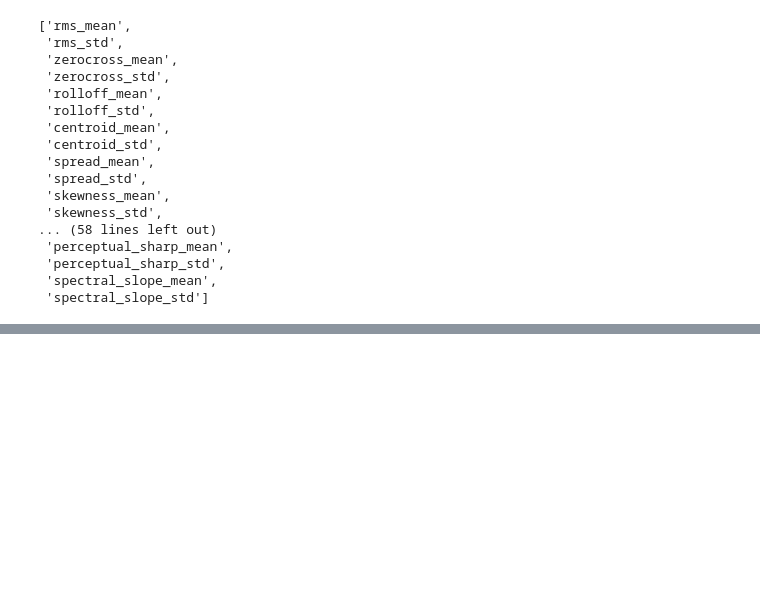
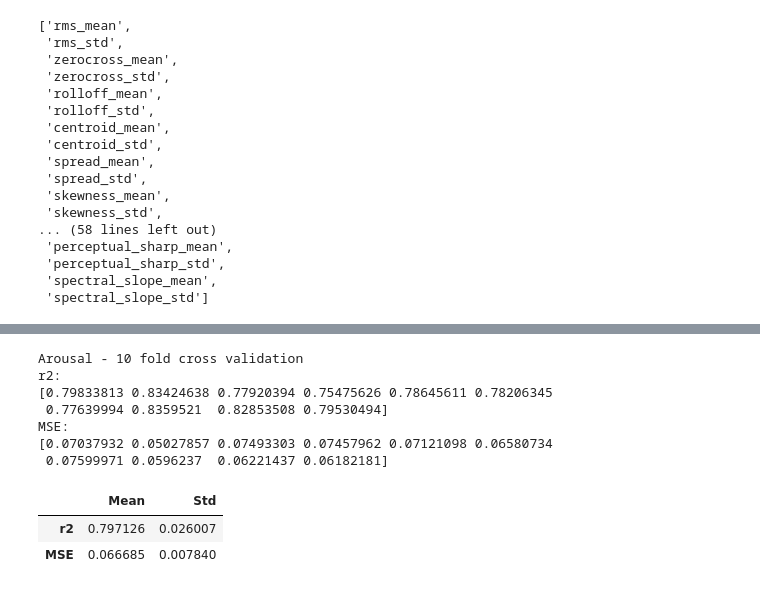
Before and after one commit to TheKangChen/soundscape-emotion-recognition-models, a Jupyter notebook: model_training.ipynb, the cells around one changed output, grey strips where cells are left out. Cells and saved outputs as stored; diff of their text form; code cells hidden in the pictures; blank space fills up the shorter version.

```diff
--- a/model_training.ipynb
+++ b/model_training.ipynb
@@ -173,0 +247,47 @@ f_features_norm
+# %%
+# split data into train and test 9:1 for Arousal
+
+kfold = KFold(n_splits=10, shuffle=True)
+mse = np.empty((1,0),dtype=float)
+r2 = np.empty((1,0),dtype=float)
+for train_index, test_index in kfold.split(all_features_norm):
+    train_X, test_X = all_features_norm.iloc[train_index, :], all_features_norm.iloc[test_index, :]
+    train_Y, test_Y = aro_y[train_index], aro_y[test_index]
+
+    reg = make_pipeline(SVR(kernel='rbf', gamma='auto'))
+    reg.fit(train_X, train_Y)
+
+    pred = reg.predict(test_X)
+    mse = np.append(mse, mean_squared_error(test_Y, pred))
+    r2 = np.append(r2,r2_score(test_Y, pred))
+
+print('Arousal - 10 fold cross validation')
+print('r2:')
+print(r2)
+print('MSE:')
+print(mse)
+
+aro_data = {
+    'Mean': [
+        np.mean(r2),
+        np.mean(mse)
+    ],
+    'Std': [
+        np.std(r2),
+        np.std(mse)
+    ]}
+index = ['r2', 'MSE']
+
+aro_df = pd.DataFrame(data=aro_data, index=index)
+aro_df
+# %% [output]
+Arousal - 10 fold cross validation
+r2:
+[0.79833813 0.83424638 0.77920394 0.75475626 0.78645611 0.78206345
+ 0.77639994 0.8359521  0.82853508 0.79530494]
+MSE:
+[0.07037932 0.05027857 0.07493303 0.07457962 0.07121098 0.06580734
+ 0.07599971 0.0596237  0.06221437 0.06182181]
+|  | Mean | Std |
+| r2 | 0.797126 | 0.026007 |
+| MSE | 0.066685 | 0.007840 |
```
Also changed, not shown: parts of 21 cells of this notebook.
